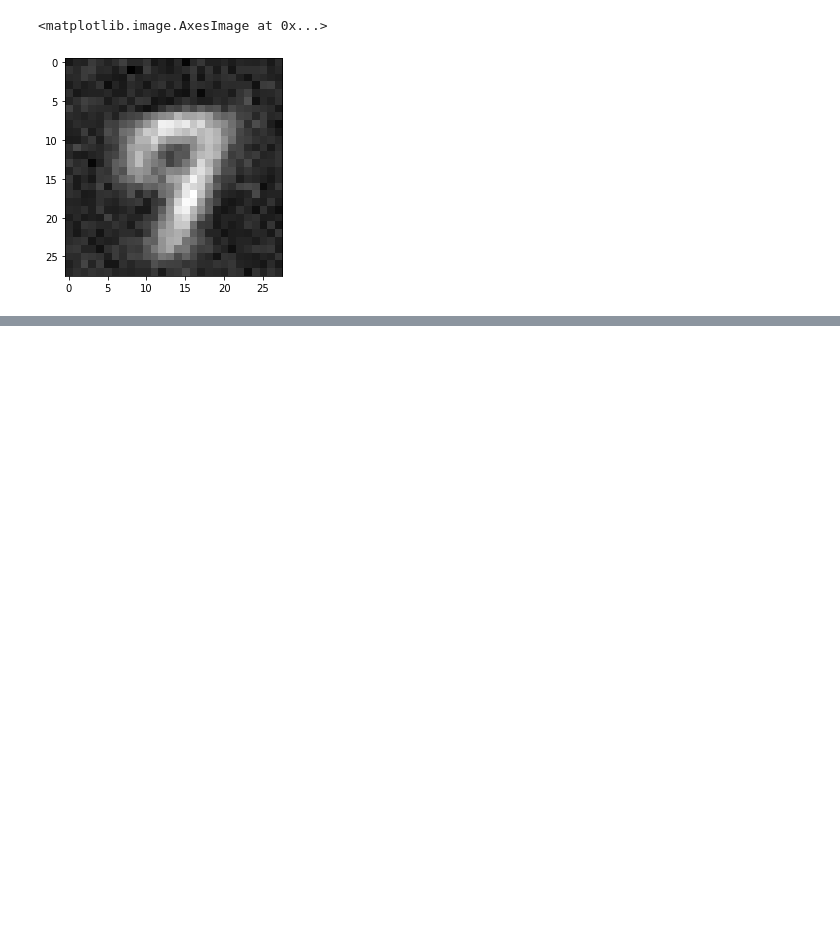
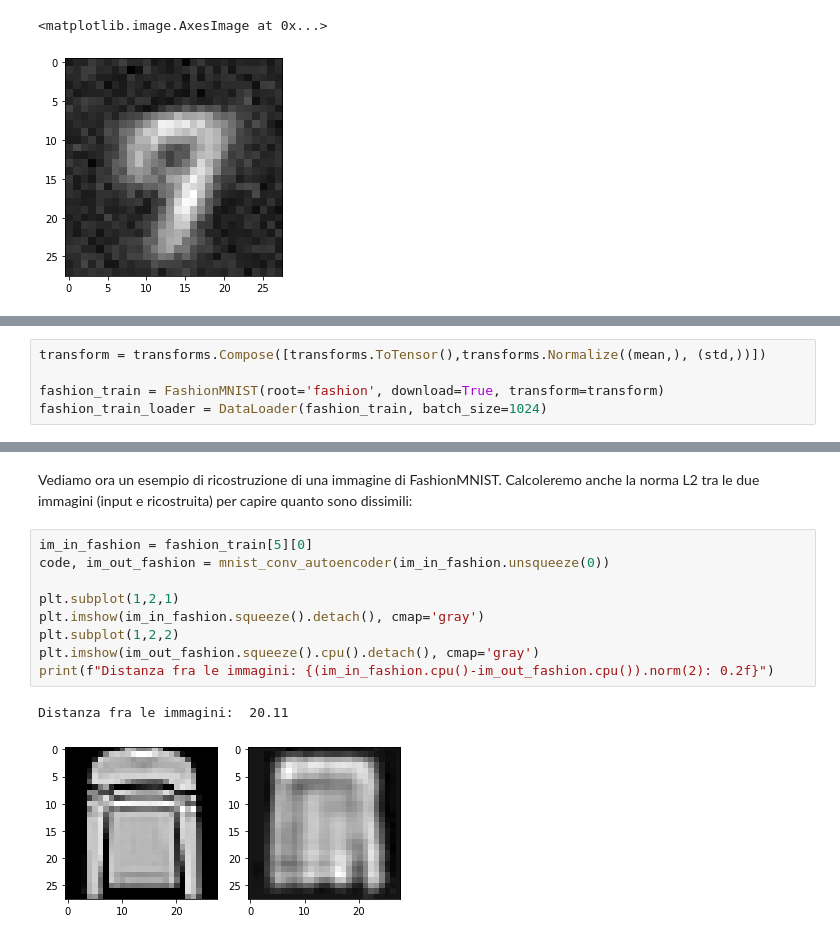
Before and after one commit to khalld/deep-learning, a Jupyter notebook: lab01/lab1.ipynb, the cells around one changed output, grey strips where cells are left out. Drawn from its saved outputs; the diff is of its cells as text; blank space fills up the shorter version.

```diff
--- a/lab01/lab1.ipynb
+++ b/lab01/lab1.ipynb
@@ -435,0 +438,5 @@ plt.imshow(out_img[0][0].detach().cpu(), cmap='gray')
+# %%
+transform = transforms.Compose([transforms.ToTensor(),transforms.Normalize((mean,), (std,))])
+
+fashion_train = FashionMNIST(root='fashion', download=True, transform=transform)
+fashion_train_loader = DataLoader(fashion_train, batch_size=1024)
@@ -435,0 +459,14 @@ plt.imshow(out_img[0][0].detach().cpu(), cmap='gray')
+# %% [markdown]
+Vediamo ora un esempio di ricostruzione di una immagine di FashionMNIST. Calcoleremo anche la norma L2 tra le due immagini (input e ricostruita) per capire quanto sono dissimili:
+# %%
+im_in_fashion = fashion_train[5][0]
+code, im_out_fashion = mnist_conv_autoencoder(im_in_fashion.unsqueeze(0))
+
+plt.subplot(1,2,1)
+plt.imshow(im_in_fashion.squeeze().detach(), cmap='gray')
+plt.subplot(1,2,2)
+plt.imshow(im_out_fashion.squeeze().cpu().detach(), cmap='gray')
+print(f"Distanza fra le immagini: {(im_in_fashion.cpu()-im_out_fashion.cpu()).norm(2): 0.2f}")
+# %% [output]
+Distanza fra le immagini:  20.11
+[figure, added]
```
Also changed, not shown: parts of 18 cells of this notebook, 4 other files.
